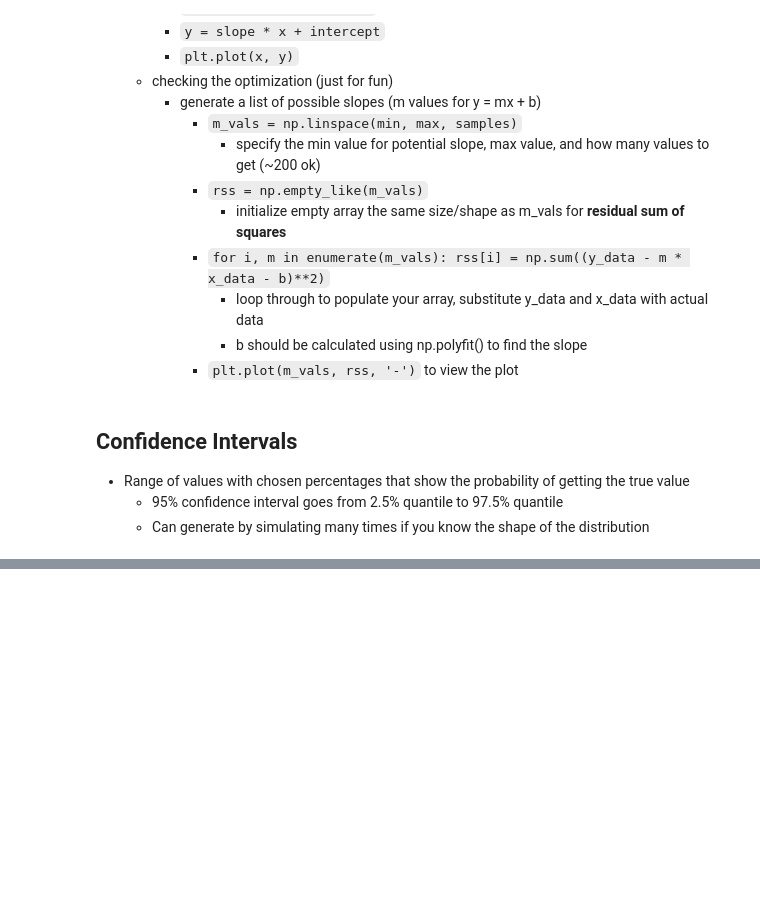
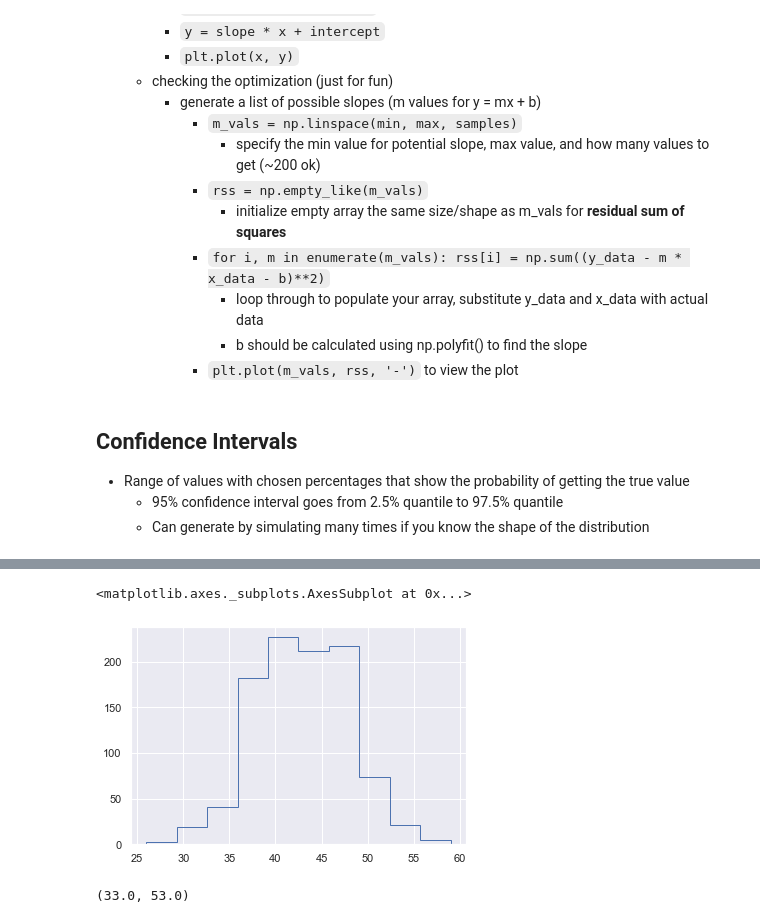
Before and after one commit to chuktuk/Libraries-and-Resources, a Jupyter notebook: Python-Statistics.ipynb, the cells around one changed output, grey strips where cells are left out. Saved outputs shown, nothing was run; the diff lists cells and outputs as text; code cells hidden in the pictures; blank space fills up the shorter version.

```diff
--- a/Python-Statistics.ipynb
+++ b/Python-Statistics.ipynb
@@ -320,0 +352,17 @@ Text(0.5, 1.0, 'Probability Distribution\nfor Number of MLB No-Hitters')
+# %%
+# create a bootstrap distribution assuming taking grades from 100 people through 1000 simulations
+
+bootstrap = pd.DataFrame({'passing': [scipy.stats.percentileofscore(grades.sample(100,replace=True).grade,5) for i in range(1000)]})
+# %%
+# view the histogram
+
+bootstrap.passing.hist(histtype='step')
+# %% [output]
+<matplotlib.axes._subplots.AxesSubplot at 0x...>
+[figure, added]
+# %%
+# calculate the 95% confidence interval
+
+bootstrap.passing.quantile(0.025), bootstrap.passing.quantile(0.975)
+# %% [output]
+(33.0, 53.0)
```
Also changed, not shown: parts of 39 cells of this notebook, 2 other files.
